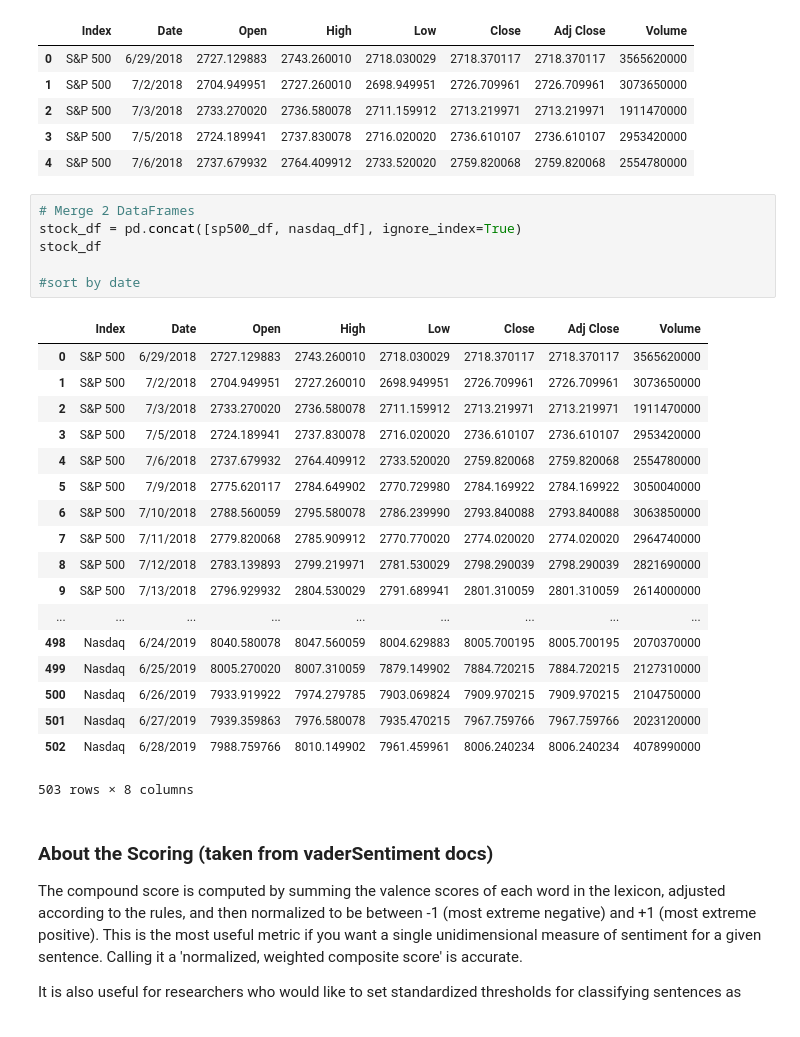
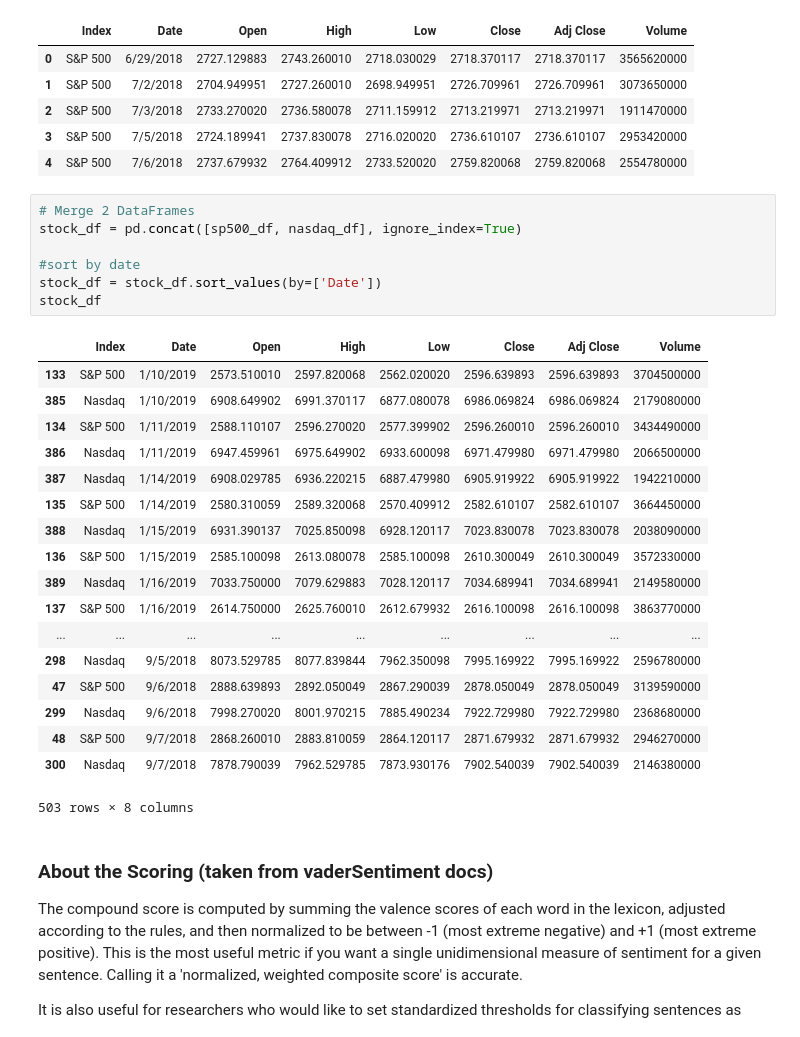
Before and after one commit to jsialcalde/news_project, a Jupyter notebook: News_Effects.ipynb, the cells around one changed output. Drawn from its saved outputs; the diff is of its cells as text.

Commit message:
Sorted by date

```diff
--- a/News_Effects.ipynb
+++ b/News_Effects.ipynb
@@ -241,27 +241,28 @@ sp500_df.head()
 # %%
 # Merge 2 DataFrames
 stock_df = pd.concat([sp500_df, nasdaq_df], ignore_index=True)
-stock_df
 
 #sort by date
+stock_df = stock_df.sort_values(by=['Date'])
+stock_df
 # %% [output]
 |  | Index | Date | Open | High | Low | Close | Adj Close | Volume |
-| 0 | S&P 500 | 6/29/2018 | 2727.129883 | 2743.260010 | 2718.030029 | 2718.370117 | 2718.370117 | 3565620000 |
-| 1 | S&P 500 | 7/2/2018 | 2704.949951 | 2727.260010 | 2698.949951 | 2726.709961 | 2726.709961 | 3073650000 |
-| 2 | S&P 500 | 7/3/2018 | 2733.270020 | 2736.580078 | 2711.159912 | 2713.219971 | 2713.219971 | 1911470000 |
-| 3 | S&P 500 | 7/5/2018 | 2724.189941 | 2737.830078 | 2716.020020 | 2736.610107 | 2736.610107 | 2953420000 |
-| 4 | S&P 500 | 7/6/2018 | 2737.679932 | 2764.409912 | 2733.520020 | 2759.820068 | 2759.820068 | 2554780000 |
-| 5 | S&P 500 | 7/9/2018 | 2775.620117 | 2784.649902 | 2770.729980 | 2784.169922 | 2784.169922 | 3050040000 |
-| 6 | S&P 500 | 7/10/2018 | 2788.560059 | 2795.580078 | 2786.239990 | 2793.840088 | 2793.840088 | 3063850000 |
-| 7 | S&P 500 | 7/11/2018 | 2779.820068 | 2785.909912 | 2770.770020 | 2774.020020 | 2774.020020 | 2964740000 |
-| 8 | S&P 500 | 7/12/2018 | 2783.139893 | 2799.219971 | 2781.530029 | 2798.290039 | 2798.290039 | 2821690000 |
-| 9 | S&P 500 | 7/13/2018 | 2796.929932 | 2804.530029 | 2791.689941 | 2801.310059 | 2801.310059 | 2614000000 |
+| 133 | S&P 500 | 1/10/2019 | 2573.510010 | 2597.820068 | 2562.020020 | 2596.639893 | 2596.639893 | 3704500000 |
+| 385 | Nasdaq | 1/10/2019 | 6908.649902 | 6991.370117 | 6877.080078 | 6986.069824 | 6986.069824 | 2179080000 |
+| 134 | S&P 500 | 1/11/2019 | 2588.110107 | 2596.270020 | 2577.399902 | 2596.260010 | 2596.260010 | 3434490000 |
+| 386 | Nasdaq | 1/11/2019 | 6947.459961 | 6975.649902 | 6933.600098 | 6971.479980 | 6971.479980 | 2066500000 |
+| 387 | Nasdaq | 1/14/2019 | 6908.029785 | 6936.220215 | 6887.479980 | 6905.919922 | 6905.919922 | 1942210000 |
+| 135 | S&P 500 | 1/14/2019 | 2580.310059 | 2589.320068 | 2570.409912 | 2582.610107 | 2582.610107 | 3664450000 |
+| 388 | Nasdaq | 1/15/2019 | 6931.390137 | 7025.850098 | 6928.120117 | 7023.830078 | 7023.830078 | 2038090000 |
+| 136 | S&P 500 | 1/15/2019 | 2585.100098 | 2613.080078 | 2585.100098 | 2610.300049 | 2610.300049 | 3572330000 |
+| 389 | Nasdaq | 1/16/2019 | 7033.750000 | 7079.629883 | 7028.120117 | 7034.689941 | 7034.689941 | 2149580000 |
+| 137 | S&P 500 | 1/16/2019 | 2614.750000 | 2625.760010 | 2612.679932 | 2616.100098 | 2616.100098 | 3863770000 |
 | ... | ... | ... | ... | ... | ... | ... | ... | ... |
-| 498 | Nasdaq | 6/24/2019 | 8040.580078 | 8047.560059 | 8004.629883 | 8005.700195 | 8005.700195 | 2070370000 |
-| 499 | Nasdaq | 6/25/2019 | 8005.270020 | 8007.310059 | 7879.149902 | 7884.720215 | 7884.720215 | 2127310000 |
-| 500 | Nasdaq | 6/26/2019 | 7933.919922 | 7974.279785 | 7903.069824 | 7909.970215 | 7909.970215 | 2104750000 |
-| 501 | Nasdaq | 6/27/2019 | 7939.359863 | 7976.580078 | 7935.470215 | 7967.759766 | 7967.759766 | 2023120000 |
-| 502 | Nasdaq | 6/28/2019 | 7988.759766 | 8010.149902 | 7961.459961 | 8006.240234 | 8006.240234 | 4078990000 |
+| 298 | Nasdaq | 9/5/2018 | 8073.529785 | 8077.839844 | 7962.350098 | 7995.169922 | 7995.169922 | 2596780000 |
+| 47 | S&P 500 | 9/6/2018 | 2888.639893 | 2892.050049 | 2867.290039 | 2878.050049 | 2878.050049 | 3139590000 |
+| 299 | Nasdaq | 9/6/2018 | 7998.270020 | 8001.970215 | 7885.490234 | 7922.729980 | 7922.729980 | 2368680000 |
+| 48 | S&P 500 | 9/7/2018 | 2868.260010 | 2883.810059 | 2864.120117 | 2871.679932 | 2871.679932 | 2946270000 |
+| 300 | Nasdaq | 9/7/2018 | 7878.790039 | 7962.529785 | 7873.930176 | 7902.540039 | 7902.540039 | 2146380000 |
 503 rows × 8 columns
 # %% [markdown]
 ### About the Scoring (taken from vaderSentiment docs)
```
